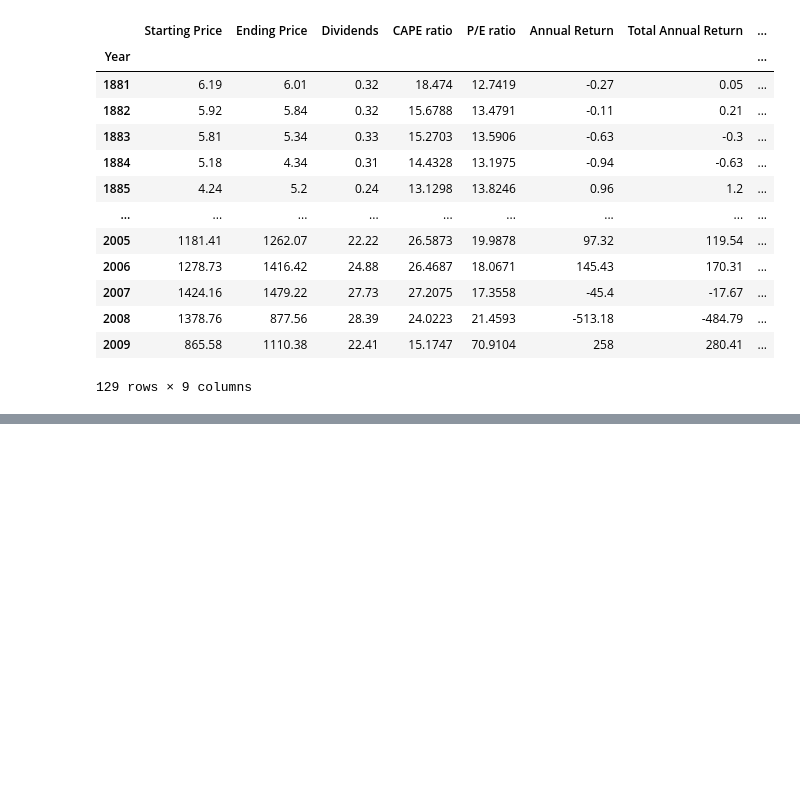
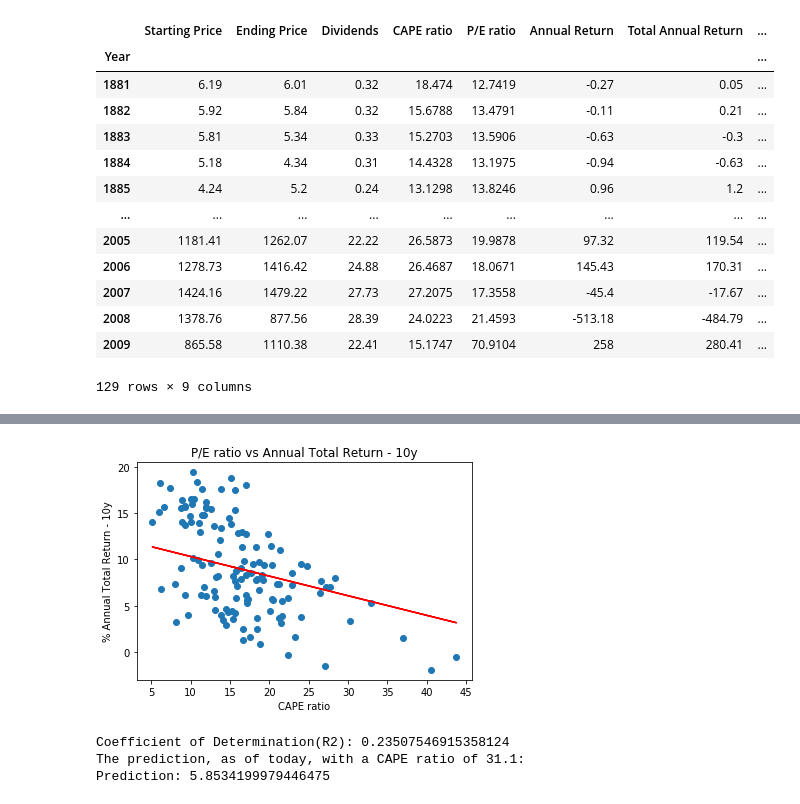
Before and after one commit to emanuelecora/P-E-and-Stock-Market-Return, a Jupyter notebook: Notebook.ipynb, the cells around one changed output, grey strips where cells are left out. Drawn from its saved outputs; the diff is of its cells as text; code cells hidden in the pictures; blank space fills up the shorter version.

Commit message:
Prediction Made

```diff
--- a/Notebook.ipynb
+++ b/Notebook.ipynb
@@ -262,0 +283,15 @@ plt.plot(year_df["P/E ratio"], regr.coef_[0][0]*year_df["P/E ratio"]+ regr.inter
+# %%
+plt.scatter(year_df["CAPE ratio"], year_df["% 10y Total Return"])
+plt.plot(year_df["CAPE ratio"], regr.coef_[0]*year_df["CAPE ratio"]+ regr.intercept_[0], 'r')
+plt.xlabel("CAPE ratio")
+plt.ylabel("% Annual Total Return - 10y")
+plt.title("P/E ratio vs Annual Total Return - 10y")
+plt.show()
+print("Coefficient of Determination(R2): {}".format(regr.score(year_df[["CAPE ratio"]], year_df[["% 10y Total Return"]])))
+print("The prediction, as of today, with a CAPE ratio of 31.1")
+print(f"Prediction: {regr.predict(np.array([[31.1]]))[0][0]}")
+# %% [output]
+[figure, added]
+Coefficient of Determination(R2): 0.23507546915358124
+The prediction, as of today, with a CAPE ratio of 31.1:
+Prediction: 5.8534199979446475
```
Also changed, not shown: parts of 9 cells of this notebook.
